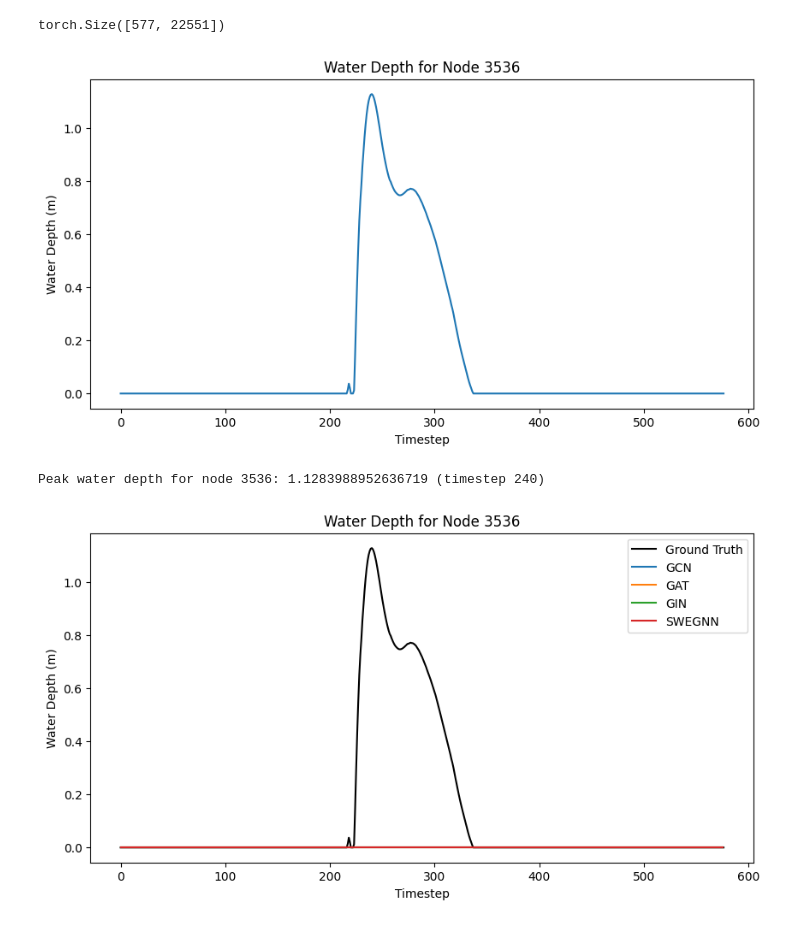
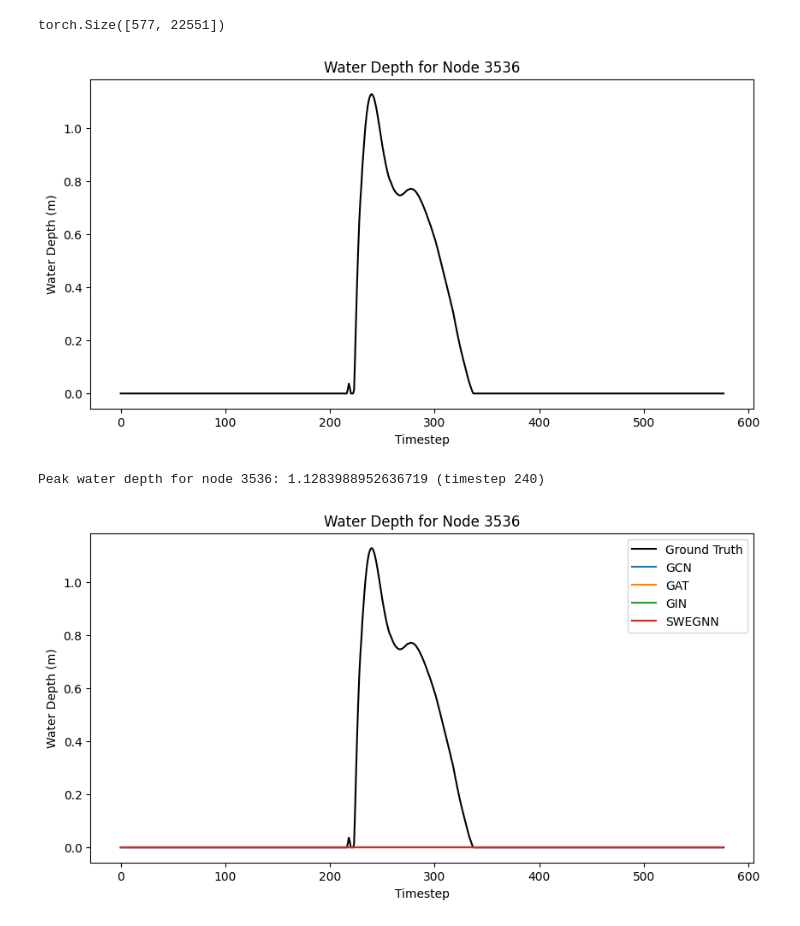
Before and after one commit to acostacos/gnn_flood_modeling, a Jupyter notebook: view_metrics.ipynb, the cells around one changed output. Saved outputs shown, nothing was run; the diff lists cells and outputs as text; code cells hidden in the pictures.

```diff
--- a/view_metrics.ipynb
+++ b/view_metrics.ipynb
@@ -112,37 +122,37 @@ plot_metric_for_all_models(metric_paths, 'csi')
 import torch
 from data.hecras_data_retrieval import get_water_level
 from data.shp_data_retrieval import get_cell_elevation
-from torch.nn.functional import relu
 
 hecras_path = 'data/datasets/lr/lrp01/raw/M01.p01.hdf'
 node_shp_path = 'data/datasets/lr/lrp01/raw/cell_centers.shp'
 
 water_level = torch.from_numpy(get_water_level(hecras_path))
 cell_elevation = torch.from_numpy(get_cell_elevation(node_shp_path))
-water_depth = relu(water_level - cell_elevation)
+water_depth = torch.clip(water_level - cell_elevation, min=0)
 
 print(water_depth.shape)
 # %% [output]
 torch.Size([577, 22551])
 # %%
+# NODE_IDX = 13699
 NODE_IDX = 3536 # Upstream node index
 # NODE_IDX = 10593 # Midstream node index
 # NODE_IDX = 17686 # Downstream node index
 
 def plot_water_depth_for_node(node_idx: int, water_depth: torch.Tensor):
     plt.figure(figsize=(10, 5))
     plt.title(f'Water Depth for Node {node_idx}')
     plt.xlabel('Timestep')
     plt.ylabel('Water Depth (m)')
-    plt.plot(water_depth[:, node_idx].numpy())
+    plt.plot(water_depth[:, node_idx].numpy(), color='black')
     plt.show()
 
 plot_water_depth_for_node(NODE_IDX, water_depth)
 peak_wd = water_depth[:, NODE_IDX].max()
 peak_wd_timestep = water_depth[:, NODE_IDX].argmax()
 print(f"Peak water depth for node {NODE_IDX}: {peak_wd} (timestep {peak_wd_timestep})")
 # %% [output]
-[figure, old version]
+[figure, new version]
 Peak water depth for node 3536: 1.1283988952636719 (timestep 240)
 # %%
 def plot_node_water_depth_for_all_models(metric_paths: list[str], node_idx: int, ground_truth: torch.Tensor = None):
```
Also changed, not shown: parts of 6 cells of this notebook.
